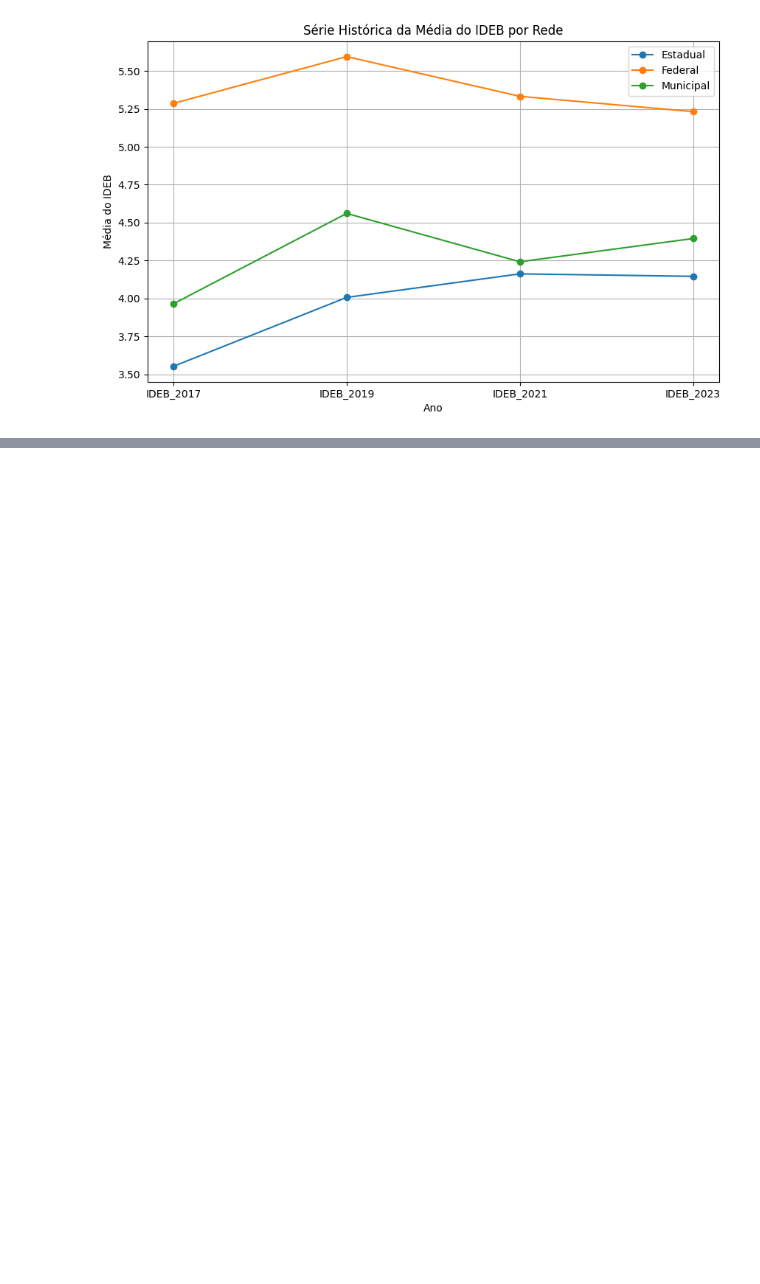
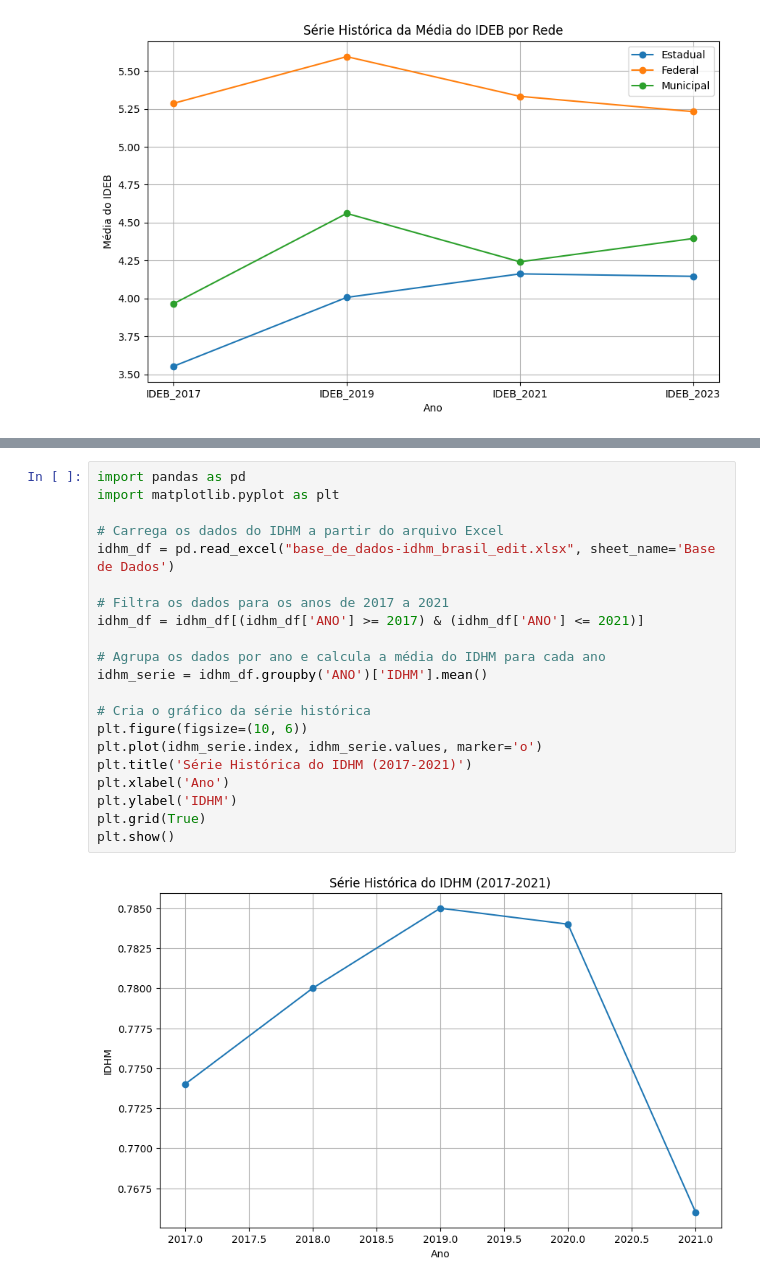
Before and after one commit to sebavassou/estatistica_descritiva, a Jupyter notebook: Trabalho_Final/Projeto_ED001.ipynb, the cells around one changed output, grey strips where cells are left out. Cells and saved outputs as stored; diff of their text form; blank space fills up the shorter version.

```diff
--- a/Trabalho_Final/Projeto_ED001.ipynb
+++ b/Trabalho_Final/Projeto_ED001.ipynb
@@ -305,0 +319,23 @@ BA       2.975  3.771394
+# %%
+import pandas as pd
+import matplotlib.pyplot as plt
+
+# Carrega os dados do IDHM a partir do arquivo Excel
+idhm_df = pd.read_excel("base_de_dados-idhm_brasil_edit.xlsx", sheet_name='Base de Dados')
+
+# Filtra os dados para os anos de 2017 a 2021
+idhm_df = idhm_df[(idhm_df['ANO'] >= 2017) & (idhm_df['ANO'] <= 2021)]
+
+# Agrupa os dados por ano e calcula a média do IDHM para cada ano
+idhm_serie = idhm_df.groupby('ANO')['IDHM'].mean()
+
+# Cria o gráfico da série histórica
+plt.figure(figsize=(10, 6))
+plt.plot(idhm_serie.index, idhm_serie.values, marker='o')
+plt.title('Série Histórica do IDHM (2017-2021)')
+plt.xlabel('Ano')
+plt.ylabel('IDHM')
+plt.grid(True)
+plt.show()
+# %% [output]
+[figure, added]
```
Also changed, not shown: parts of 5 cells of this notebook.
